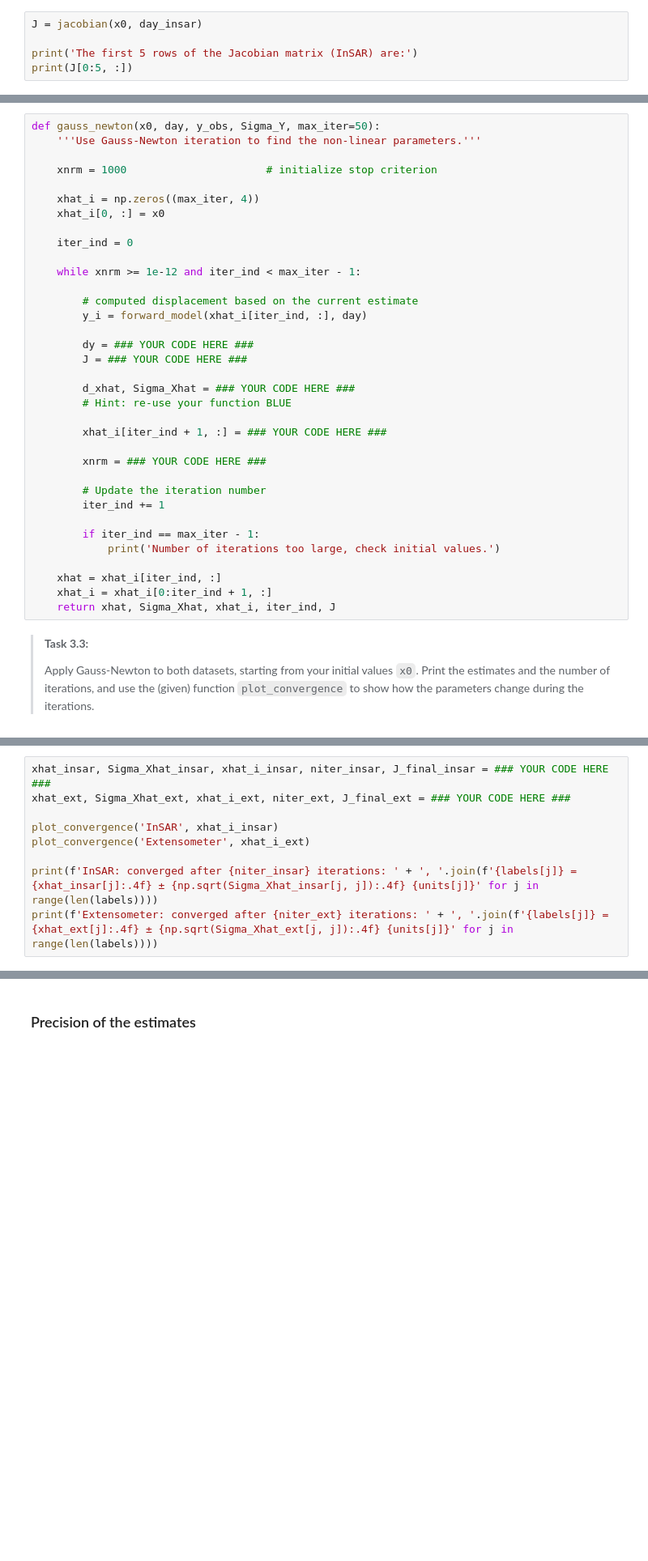
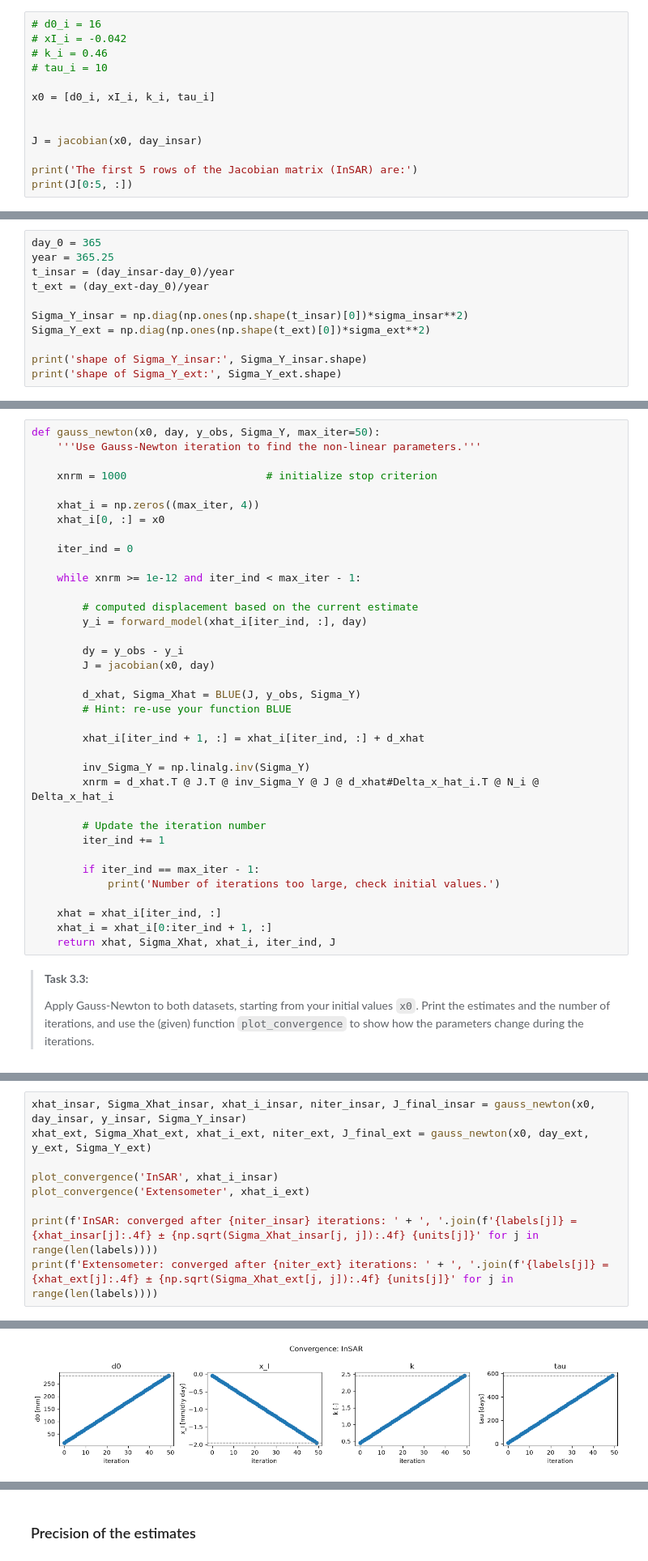
Before and after one commit to prajwalabc/GA1.8, a Jupyter notebook: fit_me_baby_one_more_time.ipynb, the cells around one changed output, grey strips where cells are left out. Shown at 81% size. Drawn from its saved outputs; the diff is of its cells as text; blank space fills up the shorter version.

```diff
--- a/fit_me_baby_one_more_time.ipynb
+++ b/fit_me_baby_one_more_time.ipynb
@@ -324,4 +327,12 @@ Expected J:
 # %%
+# d0_i = 16
+# xI_i = -0.042
+# k_i = 0.46
+# tau_i = 10
+
+x0 = [d0_i, xI_i, k_i, tau_i]
+
+
 J = jacobian(x0, day_insar)
 
 print('The first 5 rows of the Jacobian matrix (InSAR) are:')
@@ -340,0 +353,11 @@ print('shape of Sigma_Y_ext:', Sigma_Y_ext.shape)
+# %%
+day_0 = 365
+year = 365.25
+t_insar = (day_insar-day_0)/year
+t_ext = (day_ext-day_0)/year
+
+Sigma_Y_insar = np.diag(np.ones(np.shape(t_insar)[0])*sigma_insar**2)
+Sigma_Y_ext = np.diag(np.ones(np.shape(t_ext)[0])*sigma_ext**2)
+
+print('shape of Sigma_Y_insar:', Sigma_Y_insar.shape)
+print('shape of Sigma_Y_ext:', Sigma_Y_ext.shape)
@@ -359,15 +385,16 @@ def gauss_newton(x0, day, y_obs, Sigma_Y, max_iter=50):
         # computed displacement based on the current estimate
         y_i = forward_model(xhat_i[iter_ind, :], day)
 
-        dy = ### YOUR CODE HERE ###
-        J = ### YOUR CODE HERE ###
+        dy = y_obs - y_i
+        J = jacobian(x0, day)
 
-        d_xhat, Sigma_Xhat = ### YOUR CODE HERE ###
+        d_xhat, Sigma_Xhat = BLUE(J, y_obs, Sigma_Y)
         # Hint: re-use your function BLUE
 
-        xhat_i[iter_ind + 1, :] = ### YOUR CODE HERE ###
+        xhat_i[iter_ind + 1, :] = xhat_i[iter_ind, :] + d_xhat
 
-        xnrm = ### YOUR CODE HERE ###
+        inv_Sigma_Y = np.linalg.inv(Sigma_Y)
+        xnrm = d_xhat.T @ J.T @ inv_Sigma_Y @ J @ d_xhat#Delta_x_hat_i.T @ N_i @ Delta_x_hat_i
 
         # Update the iteration number
         iter_ind += 1
@@ -400,11 +427,12 @@ def plot_convergence(name, x_history):
     plt.tight_layout()
     plt.show()
 # %%
-xhat_insar, Sigma_Xhat_insar, xhat_i_insar, niter_insar, J_final_insar = ### YOUR CODE HERE ###
-xhat_ext, Sigma_Xhat_ext, xhat_i_ext, niter_ext, J_final_ext = ### YOUR CODE HERE ###
+xhat_insar, Sigma_Xhat_insar, xhat_i_insar, niter_insar, J_final_insar = gauss_newton(x0, day_insar, y_insar, Sigma_Y_insar)
+xhat_ext, Sigma_Xhat_ext, xhat_i_ext, niter_ext, J_final_ext = gauss_newton(x0, day_ext, y_ext, Sigma_Y_ext)
 
 plot_convergence('InSAR', xhat_i_insar)
 plot_convergence('Extensometer', xhat_i_ext)
 
 print(f'InSAR: converged after {niter_insar} iterations: ' + ', '.join(f'{labels[j]} = {xhat_insar[j]:.4f} ± {np.sqrt(Sigma_Xhat_insar[j, j]):.4f} {units[j]}' for j in range(len(labels))))
 print(f'Extensometer: converged after {niter_ext} iterations: ' + ', '.join(f'{labels[j]} = {xhat_ext[j]:.4f} ± {np.sqrt(Sigma_Xhat_ext[j, j]):.4f} {units[j]}' for j in range(len(labels))))
+# %% [output]
@@ -410,0 +441 @@ print(f'Extensometer: converged after {niter_ext} iterations: ' + ', '.join(f'{l
+[figure, added]
```
Also changed, not shown: parts of 6 cells of this notebook.
